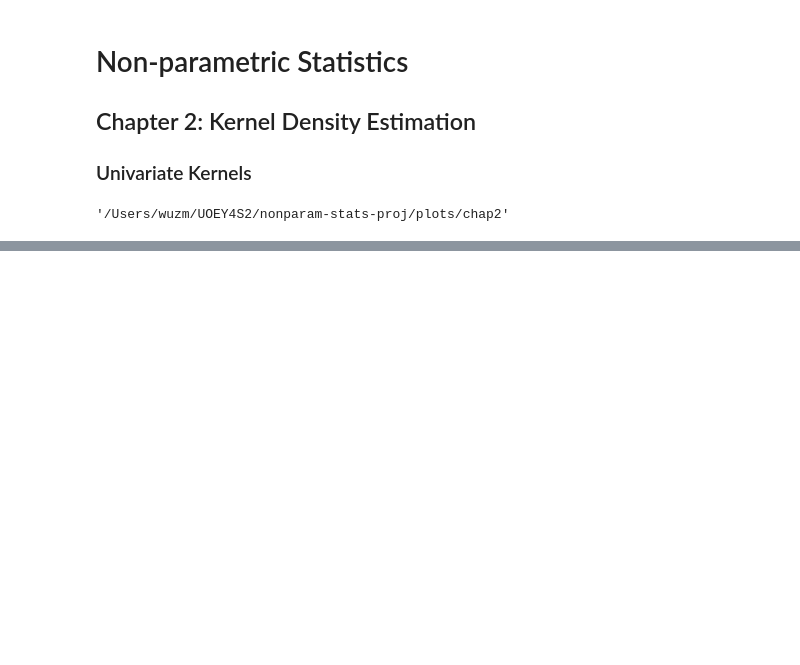
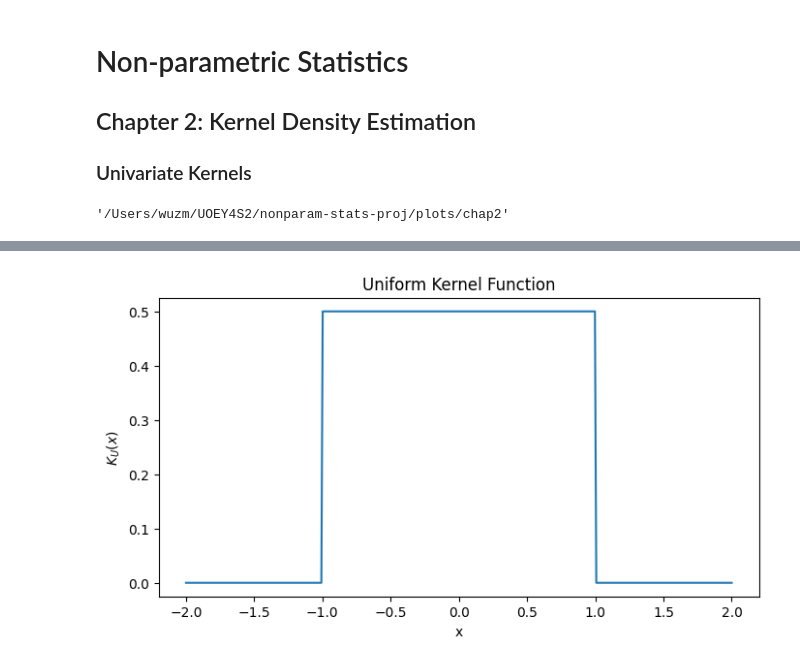
Before and after one commit to abalone88/nonparam-stats-proj, a Jupyter notebook: code/chp2-nonparam-density/univariate-kernels.ipynb, the cells around one changed output, grey strips where cells are left out. Saved outputs shown, nothing was run; the diff lists cells and outputs as text; code cells hidden in the pictures; blank space fills up the shorter version.

```diff
--- a/code/chp2-nonparam-density/univariate-kernels.ipynb
+++ b/code/chp2-nonparam-density/univariate-kernels.ipynb
@@ -50,0 +47,23 @@ os.getcwd()
+# %%
+# Uniform kernel function
+def uniform_kernel(u):
+    return np.where(np.abs(u) <= 1, 0.5, 0)
+
+# Generate values for u
+x = np.linspace(-2, 2, 400)
+
+# Apply the uniform kernel function to these values
+kernel_values = uniform_kernel(x)
+
+# Plotting
+plt.figure(figsize=(8, 4))
+plt.plot(x, kernel_values, label="Uniform Kernel")
+plt.xlabel("x")
+plt.ylabel("$K_U(x)$")
+plt.title("Uniform Kernel Function")
+#plt.legend()
+
+plt.savefig(os.path.join(plots_folder, 'univariate_uniform_kernel.png'))
+plt.show()
+# %% [output]
+[figure, added]
```
Also changed, not shown: parts of 2 cells of this notebook.
